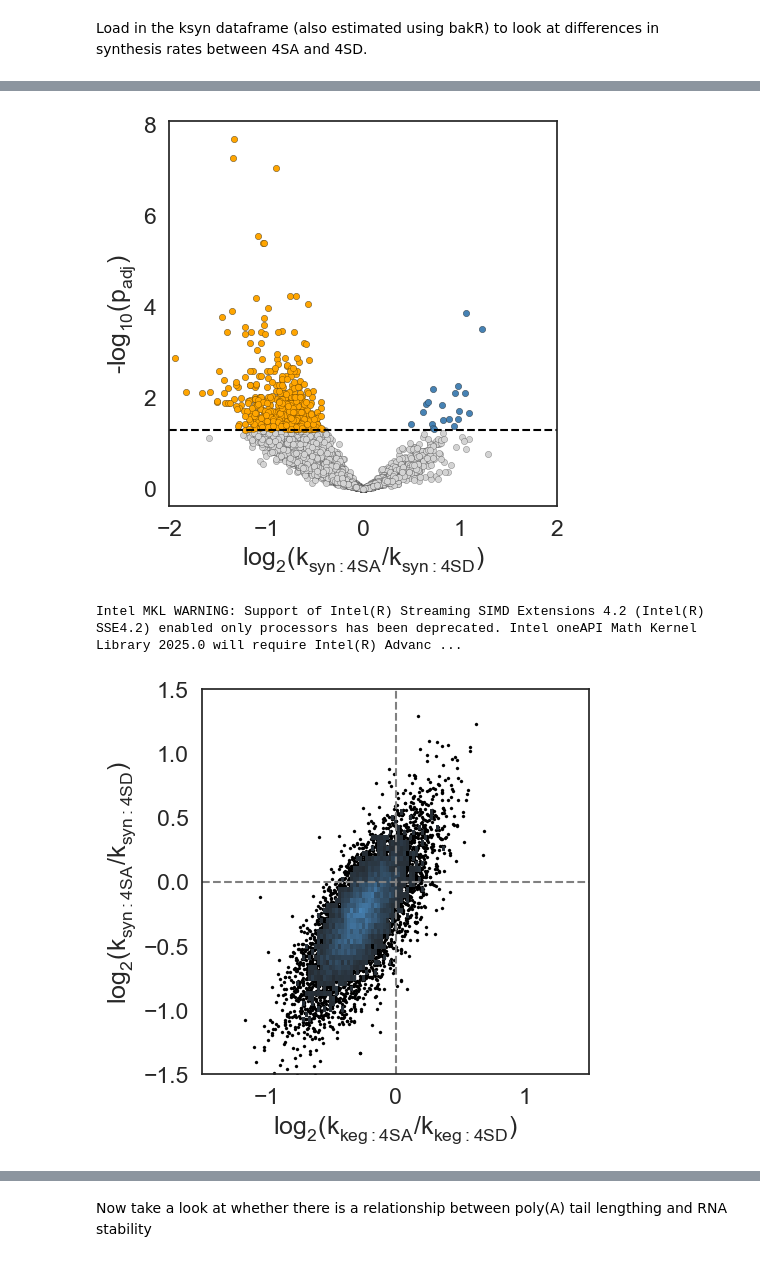
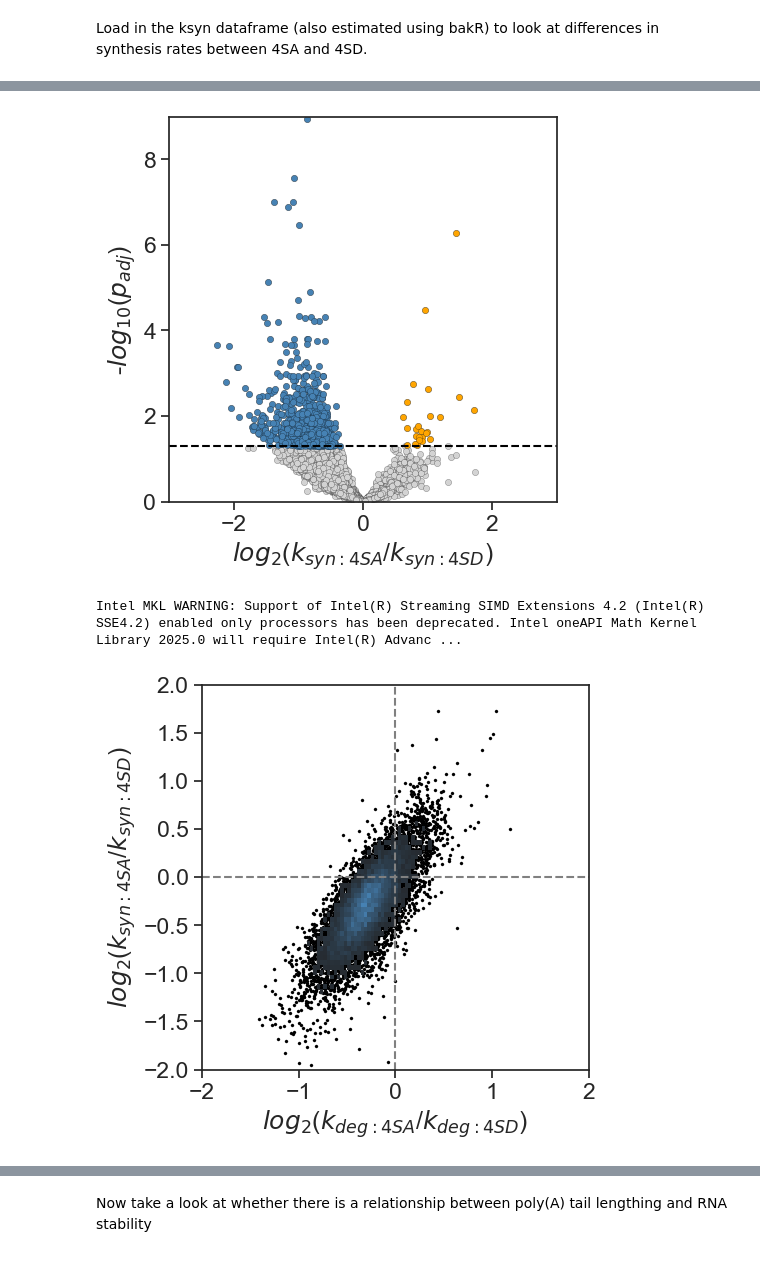
Before and after one commit to NeugebauerLab/PABPN1_phosphorylation, a Jupyter notebook: notebooks/PABPN1_mutants_TimeLapse.ipynb, the cells around one changed output, grey strips where cells are left out. Cells and saved outputs as stored; diff of their text form; code cells hidden in the pictures.

```diff
--- a/notebooks/PABPN1_mutants_TimeLapse.ipynb
+++ b/notebooks/PABPN1_mutants_TimeLapse.ipynb
@@ -235,0 +261,6 @@ plt.savefig(figpath + 'TL_kdeg_4SAv4SD.png', dpi=300, bbox_inches="tight")
+# %%
+overlap_df = []
+for i in destabilized:
+    if i in CC_list:
+        overlap_df.append(i)
+overlap_df
@@ -237,7 +326,7 @@ plt.savefig(figpath + 'TL_kdeg_4SAv4SD.png', dpi=300, bbox_inches="tight")
 Do changes in stability lead to any observed alterations in gene expression?
 # %%
 #Load DE_df dataframe
-DE_df = pd.read_csv(path + "DE_df_4SA_4SD.csv", sep = " ")
+DE_df = pd.read_csv(path + "12042023_DE_df_4SA_4SD.csv", sep = " ")
 DE_df["gene_id"] = DE_df["XF"].str.split(".").str[0]
 DE_df = DE_df.merge(gene_types, on = "gene_id")
 DE_df.head()
@@ -260,6 +358,6 @@ ax.axhline(-np.log10(0.05))
 # %%
 #WT vs 4SA
-Annotate = False
+Annotate = True
 
 f, ax = plt.subplots(1,1, figsize = (5,5))
 upreg = DE_df.loc[(DE_df["L2FC_RNA"] >= 1) & (DE_df["DE_padj"] <= 0.05)]
@@ -274,7 +372,7 @@ ax.axvline(1, color = "black", linestyle = "--")
 ax.axhline(-np.log10(0.05), color = "black", linestyle = "--")
 
 ax.set_xlim(-2, 2)
-ax.set_xlabel("$log_{2}$(DE:4SA/DE:4SD")
+ax.set_xlabel("$log_{2}$(DE:4SA/DE:4SD)")
 ax.set_ylabel("$-log_{10}$($p_{adj}$)")
 
 #Annotations
@@ -285,5 +383,5 @@ if Annotate == True:
     for i in downreg.index:
         plt.annotate(downreg["gene_name"][i], ((downreg["L2FC_RNA"][i] - 0.1), (-np.log10(downreg["DE_padj"][i]) + 0.5)), fontsize = 12)
 
-plt.savefig(figpath + 'RNA_levels_TL.png', dpi=300, bbox_inches="tight")
+# plt.savefig(figpath + 'RNA_levels_TL.png', dpi=300, bbox_inches="tight")
 # %% [output]
@@ -291,7 +389,7 @@ plt.savefig(figpath + 'RNA_levels_TL.png', dpi=300, bbox_inches="tight")
 # %% [markdown]
 Load in the ksyn dataframe (also estimated using bakR) to look at differences in synthesis rates between 4SA and 4SD.
 # %%
-ksyn_df = pd.read_csv("/Users/jacksongordon/Desktop/Neugebauer_Lab/Experiments/Exp31_PABPN1_timelapse/results/bakR/ksyn_df_4SA_4SD.csv", sep = " ")
+ksyn_df = pd.read_csv(path + "12042023_ksyn_df_4SA_4SD.csv", sep = " ")
 ksyn_df["XF"] = ksyn_df["Gene"]
 ksyn_df.head()
 # %% [output]
@@ -304,34 +402,35 @@ ksyn_df.head()
 # %%
 #WT vs 4SA
 Annotate = False
 
 f, ax = plt.subplots(1,1, figsize = (5,5))
 upreg = ksyn_df.loc[(ksyn_df["L2FC"] >= 0) & (ksyn_df["padj"] <= 0.05)]
 downreg = ksyn_df.loc[(ksyn_df["L2FC"] <= -0) & (ksyn_df["padj"] <= 0.05)]
 
 sns.scatterplot(data = ksyn_df, x = "L2FC", y = -np.log10(ksyn_df["padj"]), s = 20, alpha = 1, color = "lightgrey", edgecolor = "black", linewidth = 0.15)
-sns.scatterplot(data = upreg, x = "L2FC", y = -np.log10(upreg["padj"]), s = 20, alpha = 1, color = "steelblue", edgecolor = "black", linewidth = 0.15)
-sns.scatterplot(data = downreg, x = "L2FC", y = -np.log10(downreg["padj"]), s = 20, alpha = 1, color = "orange", edgecolor = "black", linewidth = 0.15)
+sns.scatterplot(data = upreg, x = "L2FC", y = -np.log10(upreg["padj"]), s = 20, alpha = 1, color = "orange", edgecolor = "black", linewidth = 0.15)
+sns.scatterplot(data = downreg, x = "L2FC", y = -np.log10(downreg["padj"]), s = 20, alpha = 1, color = "steelblue", edgecolor = "black", linewidth = 0.15)
 
 # ax.axvline(-1, color = "black", linestyle = "--")
 # ax.axvline(1, color = "black", linestyle = "--")
 ax.axhline(-np.log10(0.05), color = "black", linestyle = "--")
 
-ax.set_xlim(-2, 2)
+ax.set_xlim(-3, 3)
+ax.set_ylim(0, 9)
 ax.set_xlabel("$log_{2}$($k_{syn:4SA}$/$k_{syn:4SD}$)")
 ax.set_ylabel("-$log_{10}$($p_{adj}$)")
 
 #Annotations
 if Annotate == True:
     for i in upreg.index:
         plt.annotate(upreg["gene_name"][i], ((upreg["L2FC"][i]), (-np.log10(upreg["padj"][i]) + 0.2)), fontsize = 12)
 
     for i in downreg.index:
         plt.annotate(downreg["gene_name"][i], ((downreg["L2FC"][i] - 0.1), (-np.log10(downreg["padj"][i]) + 0.5)), fontsize = 12)
 
 plt.savefig(figpath + 'TL_ksyn_4SAv4SD.png', dpi=300, bbox_inches="tight")
 # %% [output]
-[figure, old version]
+[figure, new version]
 # %%
 #Correlate ksyn to kdeg
 colorway = sns.dark_palette("steelblue", reverse=False, as_cmap=True)
@@ -351,15 +450,15 @@ sns.histplot(x=x, y=y, bins=80, pthresh=.1, cmap=colorway)
 
 ax.axhline(0,0, color = "grey", linestyle = "--")
 ax.axvline(0,0, color = "grey", linestyle = "--")
-ax.set_xlim(-1.5, 1.5)
-ax.set_ylim(-1.5, 1.5)
-ax.set_xlabel("$log_{2}$($k_{keg:4SA}$/$k_{keg:4SD}$)")
+ax.set_xlim(-2, 2)
+ax.set_ylim(-2, 2)
+ax.set_xlabel("$log_{2}$($k_{deg:4SA}$/$k_{deg:4SD}$)")
 ax.set_ylabel("$log_{2}$($k_{syn:4SA}$/$k_{syn:4SD}$)")
 
 plt.savefig(figpath + 'ksyn_v_kdeg_TL_4SAv4SD.png', dpi=300, bbox_inches="tight")
 # %% [output]
 Intel MKL WARNING: Support of Intel(R) Streaming SIMD Extensions 4.2 (Intel(R) SSE4.2) enabled only processors has been deprecated. Intel oneAPI Math Kernel Library 2025.0 will require Intel(R) Advanc ...
-[figure, old version]
+[figure, new version]
 # %%
 res
 # %% [output]
```
Also changed, not shown: parts of 52 cells of this notebook, 5 other files.
